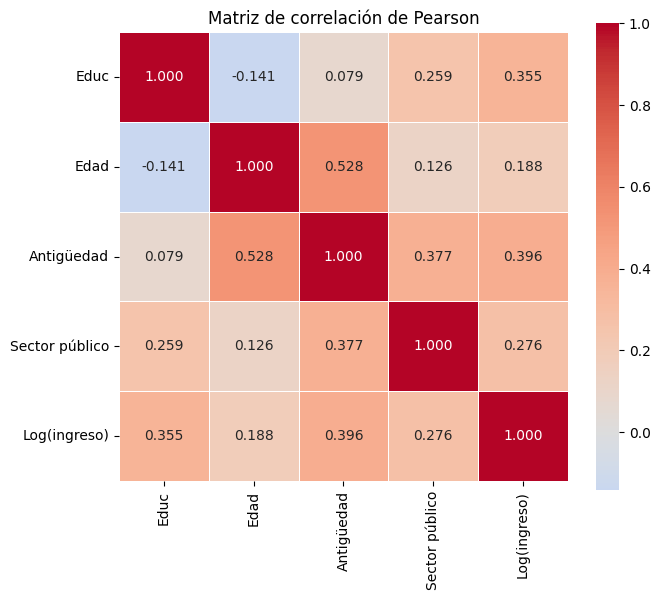
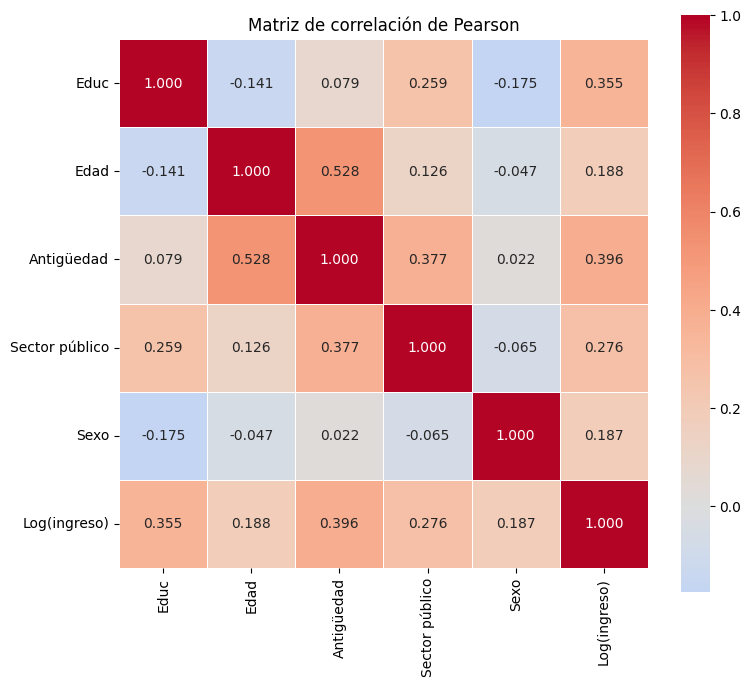
The change to this notebook cell's code, shown as a diff; its figure went from the first image to the second:
--- before
+++ after
@@ -1,18 +1,20 @@
-# g. Correlaciones
+#h. Correlaciones
 
-#Codificar categoria_ocup como 0/1
+# Codificar variables categóricas como 0/1
 df_l_ysos['ocup_num'] = (df_l_ysos['categoria_ocup'] == 'Asalariado/a público/a').astype(int)
+df_l_ysos['sexo_num'] = (df_l_ysos['sexo'] == 'Hombre').astype(int)
 
 # Matriz de correlación
-corr = df_l_ysos[['anios_educ', 'edad', 'antiguedad', 'ocup_num', 'l_ysos_dep']].corr()
+corr = df_l_ysos[['anios_educ', 'edad', 'antiguedad', 'ocup_num', 'sexo_num', 'l_ysos_dep']].corr()
 print(corr.round(3))
 
 # Heatmap
-plt.figure(figsize=(7, 6))
+plt.figure(figsize=(8, 7))
 sns.heatmap(corr, annot=True, fmt='.3f', cmap='coolwarm', center=0,
             square=True, linewidths=0.5,
-            xticklabels=['Educ', 'Edad', 'Antigüedad', 'Sector público', 'Log(ingreso)'],
-            yticklabels=['Educ', 'Edad', 'Antigüedad', 'Sector público', 'Log(ingreso)'])
+            xticklabels=['Educ', 'Edad', 'Antigüedad', 'Sector público', 'Sexo', 'Log(ingreso)'],
+            yticklabels=['Educ', 'Edad', 'Antigüedad', 'Sector público', 'Sexo', 'Log(ingreso)'])
 plt.title('Matriz de correlación de Pearson')
 plt.tight_layout()
 plt.show()
+

Commit: Tarea 2.2 Finalizada.s